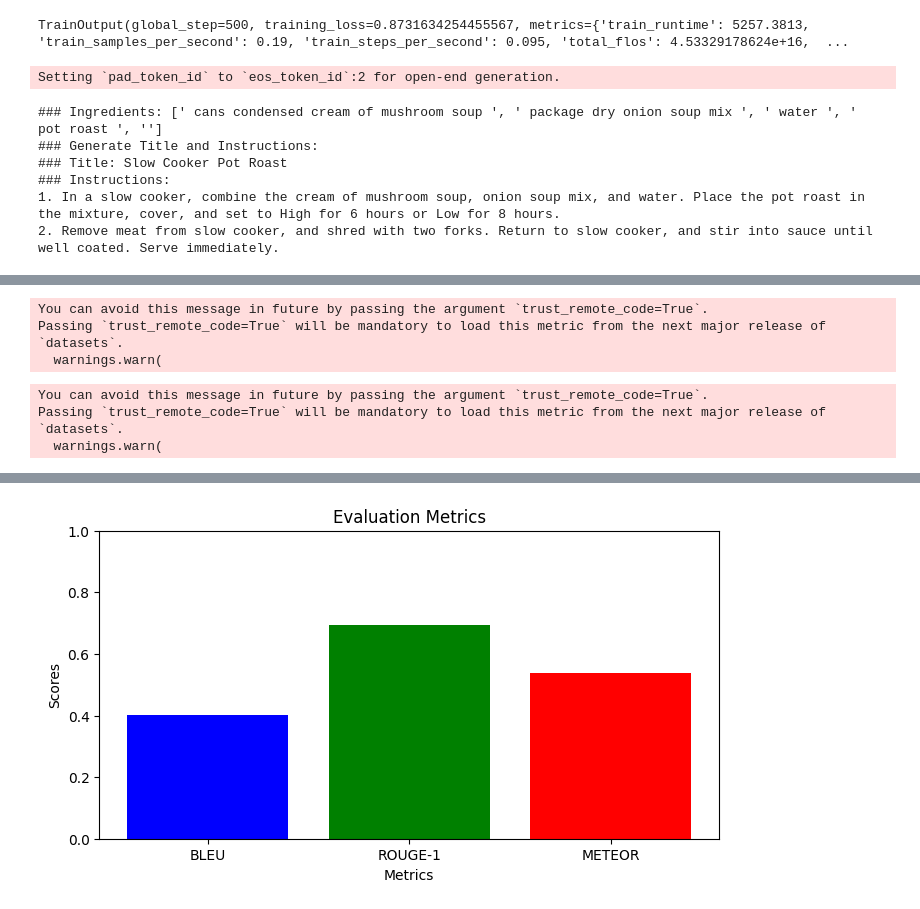
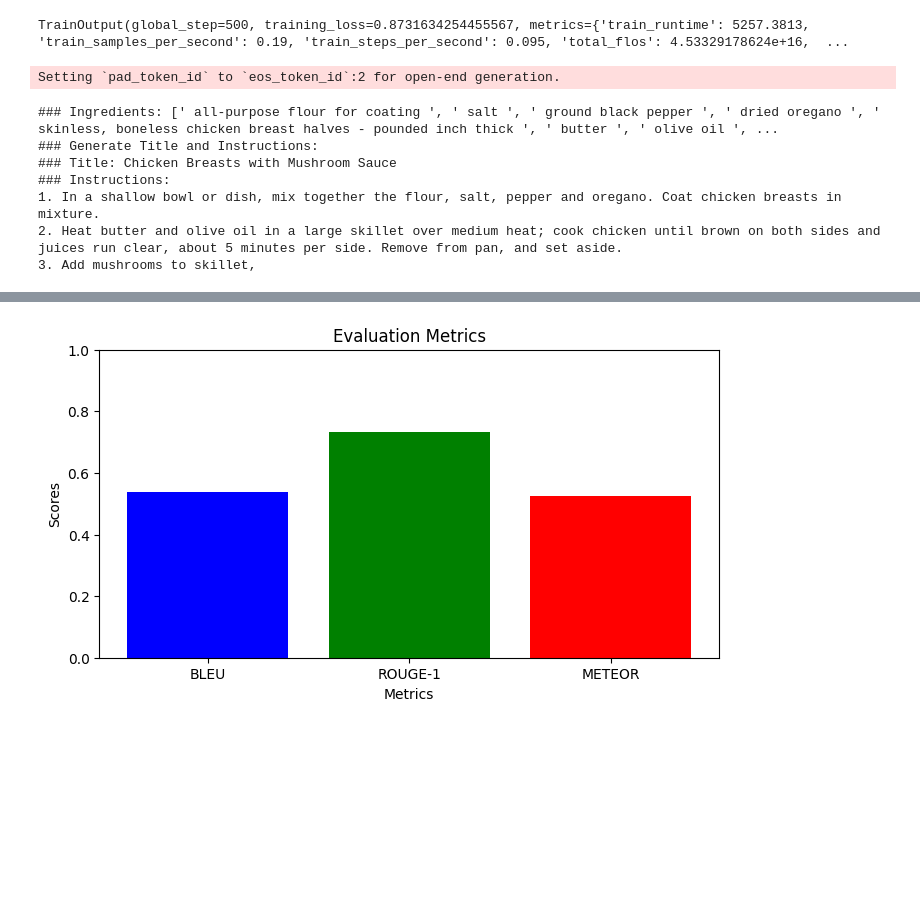
Before and after one commit to MattRamb97/Erasmus_Hardgainers, a Jupyter notebook: Recipes_model_v4.ipynb, the cells around one changed output, grey strips where cells are left out. Saved outputs shown, nothing was run; the diff lists cells and outputs as text; code cells hidden in the pictures; blank space fills up the shorter version.

```diff
--- a/Recipes_model_v4.ipynb
+++ b/Recipes_model_v4.ipynb
@@ -491,9 +491,9 @@ eval_tokenizer = AutoTokenizer.from_pretrained(base_model_id, add_bos_token=True
 # %%
 from peft import PeftModel
 
-ft_model = PeftModel.from_pretrained(base_model, "output/checkpoint-425")
+ft_model = PeftModel.from_pretrained(base_model, "output/checkpoint-450")
 # %%
-eval_prompt = f"### Ingredients: {df_ar['ingredients'].iloc[1]}\n### Generate Title and Instructions:\n### Title:"
+eval_prompt = f"### Ingredients: {df_ar['ingredients'].iloc[57]}\n### Generate Title and Instructions:\n### Title:"
 
 #f"### Ingredients: {df_ar['ingredients'].iloc[1]}\n### Generate Title and Instructions:\n### Title:"
 
@@ -505,12 +505,13 @@ with torch.no_grad():
     print(generated_texts)
 # %% [output]
 Setting `pad_token_id` to `eos_token_id`:2 for open-end generation.
-### Ingredients: [' cans condensed cream of mushroom soup ', ' package dry onion soup mix ', ' water ', ' pot roast ', '']
+### Ingredients: [' all-purpose flour for coating ', ' salt ', ' ground black pepper ', ' dried oregano ', ' skinless, boneless chicken breast halves - pounded inch thick ', ' butter ', ' olive oil ', ...
 ### Generate Title and Instructions:
-### Title: Slow Cooker Pot Roast
+### Title: Chicken Breasts with Mushroom Sauce
 ### Instructions:
-1. In a slow cooker, combine the cream of mushroom soup, onion soup mix, and water. Place the pot roast in the mixture, cover, and set to High for 6 hours or Low for 8 hours.
-2. Remove meat from slow cooker, and shred with two forks. Return to slow cooker, and stir into sauce until well coated. Serve immediately.
+1. In a shallow bowl or dish, mix together the flour, salt, pepper and oregano. Coat chicken breasts in mixture.
+2. Heat butter and olive oil in a large skillet over medium heat; cook chicken until brown on both sides and juices run clear, about 5 minutes per side. Remove from pan, and set aside.
+3. Add mushrooms to skillet,
 # %%
 !pip install rouge_score
 
@@ -544,7 +545,7 @@ def evaluate_and_plot(generated_text, reference_text):
     plt.show()
 
 # Example generated and reference texts
-reference_texts = f"Ingredients: {df_ar['ingredients'].iloc[1]} ### Expected Output: ### Title: {df_ar['title'].iloc[1]} ### Instructions: {df_ar['instructions'].iloc[1]}"
+reference_texts = f"Ingredients: {df_ar['ingredients'].iloc[57]} ### Expected Output: ### Title: {df_ar['title'].iloc[57]} ### Instructions: {df_ar['instructions'].iloc[57]}"
 #f"### Ingredients: {df_ar['ingredients'].iloc[1]}\n### Generate Title and Instructions:\n### Title:{df_ar['title'].iloc[1]}\nInstrictions:{df_ar['instructions'].iloc[1]}"
 
 
@@ -575,6 +578,0 @@ Passing `trust_remote_code=True` will be mandatory to load this metric from the
-You can avoid this message in future by passing the argument `trust_remote_code=True`.
-Passing `trust_remote_code=True` will be mandatory to load this metric from the next major release of `datasets`.
-  warnings.warn(
-You can avoid this message in future by passing the argument `trust_remote_code=True`.
-Passing `trust_remote_code=True` will be mandatory to load this metric from the next major release of `datasets`.
-  warnings.warn(
@@ -585 +579 @@ Passing `trust_remote_code=True` will be mandatory to load this metric from the
-[figure, old version]
+[figure, new version]
```
Also changed, not shown: parts of 1 cell of this notebook.
